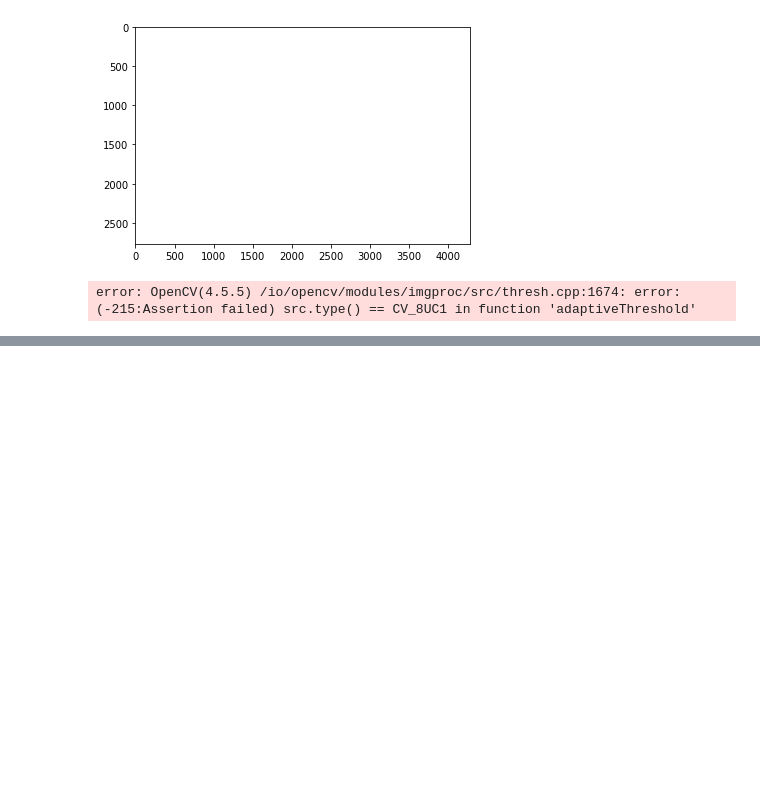
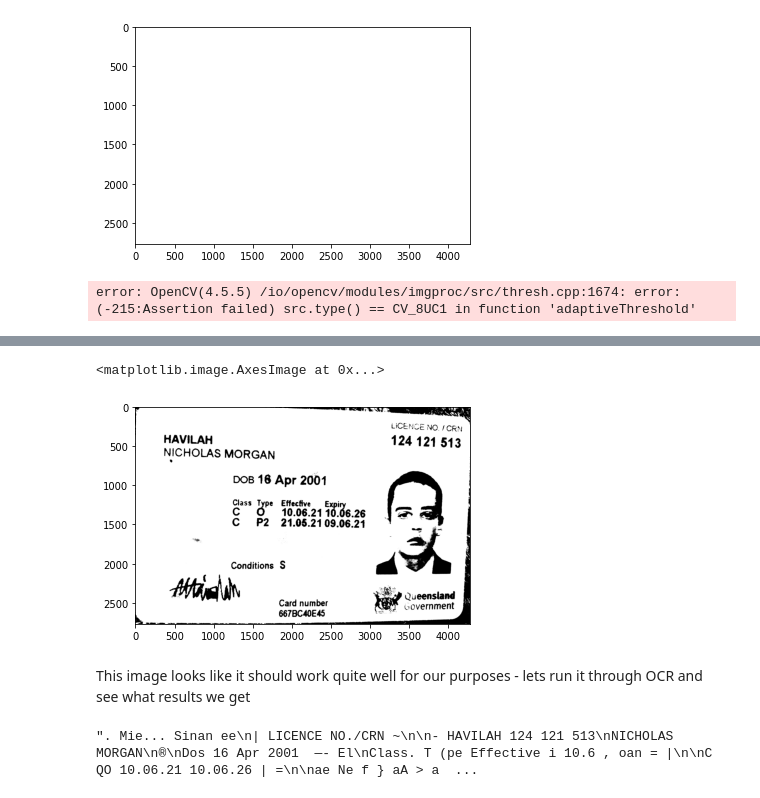
Before and after one commit to nhavilah/constructit, a Jupyter notebook: Image_Processor_Book_1.ipynb, the cells around one changed output, grey strips where cells are left out. Cells and saved outputs as stored; diff of their text form; code cells hidden in the pictures; blank space fills up the shorter version.

Commit message:
add thresholding and denoising

```diff
--- a/Image_Processor_Book_1.ipynb
+++ b/Image_Processor_Book_1.ipynb
@@ -1203,0 +1214,17 @@ error: OpenCV(4.5.5) /io/opencv/modules/imgproc/src/thresh.cpp:1674: error: (-21
+# %%
+img = cv2.imread('zoomed_in_2.jpg',cv2.IMREAD_GRAYSCALE)
+th, dst = cv2.threshold(img, 255, 255, cv2.THRESH_TOZERO_INV);
+cv2.imwrite("opencv-threshold-example.jpg", dst);
+img = cv2.imread("opencv-threshold-example.jpg")
+(thresh, blackAndWhiteImage) = cv2.threshold(img, 75, 255, cv2.THRESH_BINARY)
+plt.imshow(blackAndWhiteImage)
+# %% [output]
+<matplotlib.image.AxesImage at 0x...>
+[figure, added]
+# %% [markdown]
+This image looks like it should work quite well for our purposes - lets run it through OCR and see what results we get
+# %%
+custom_config = r'--oem 3 --psm 6'
+pytesseract.image_to_string(img, config=custom_config)
+# %% [output]
+". Mie... Sinan ee\n| LICENCE NO./CRN ~\n\n- HAVILAH 124 121 513\nNICHOLAS MORGAN\n®\nDos 16 Apr 2001  —- El\nClass. T (pe Effective i 10.6 , oan = |\n\nC QO 10.06.21 10.06.26 | =\n\nae Ne f } aA > a  ...
```
Also changed, not shown: parts of 13 cells of this notebook, 1 other file.
